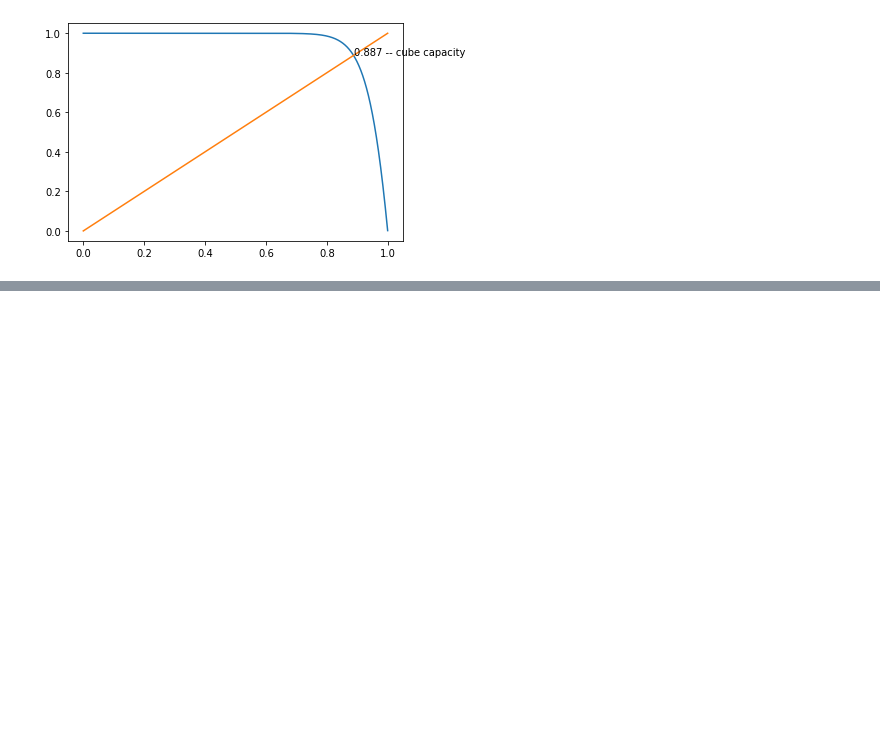
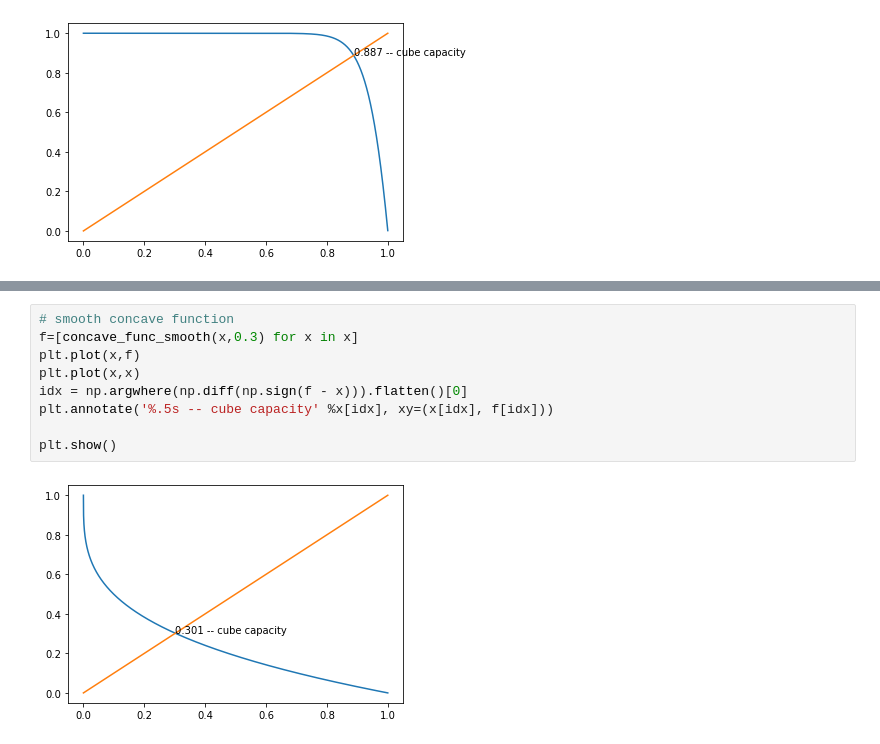
Before and after one commit to mitabanik/S-1-equivariant-symplectic-capacites-for-toric-domains, a Jupyter notebook: Examples.ipynb, the cells around one changed output, grey strips where cells are left out. Drawn from its saved outputs; the diff is of its cells as text; blank space fills up the shorter version.

```diff
--- a/Examples.ipynb
+++ b/Examples.ipynb
@@ -88,0 +114,11 @@ Conjecturely, in the smooth case "spectral gap" would converge to the cube capac
+# %%
+# smooth concave function
+f=[concave_func_smooth(x,0.3) for x in x]
+plt.plot(x,f)
+plt.plot(x,x)
+idx = np.argwhere(np.diff(np.sign(f - x))).flatten()[0]
+plt.annotate('%.5s -- cube capacity' %x[idx], xy=(x[idx], f[idx]))
+
+plt.show()
+# %% [output]
+[figure, added]
```
Also changed, not shown: parts of 17 cells of this notebook, 4 other files.
